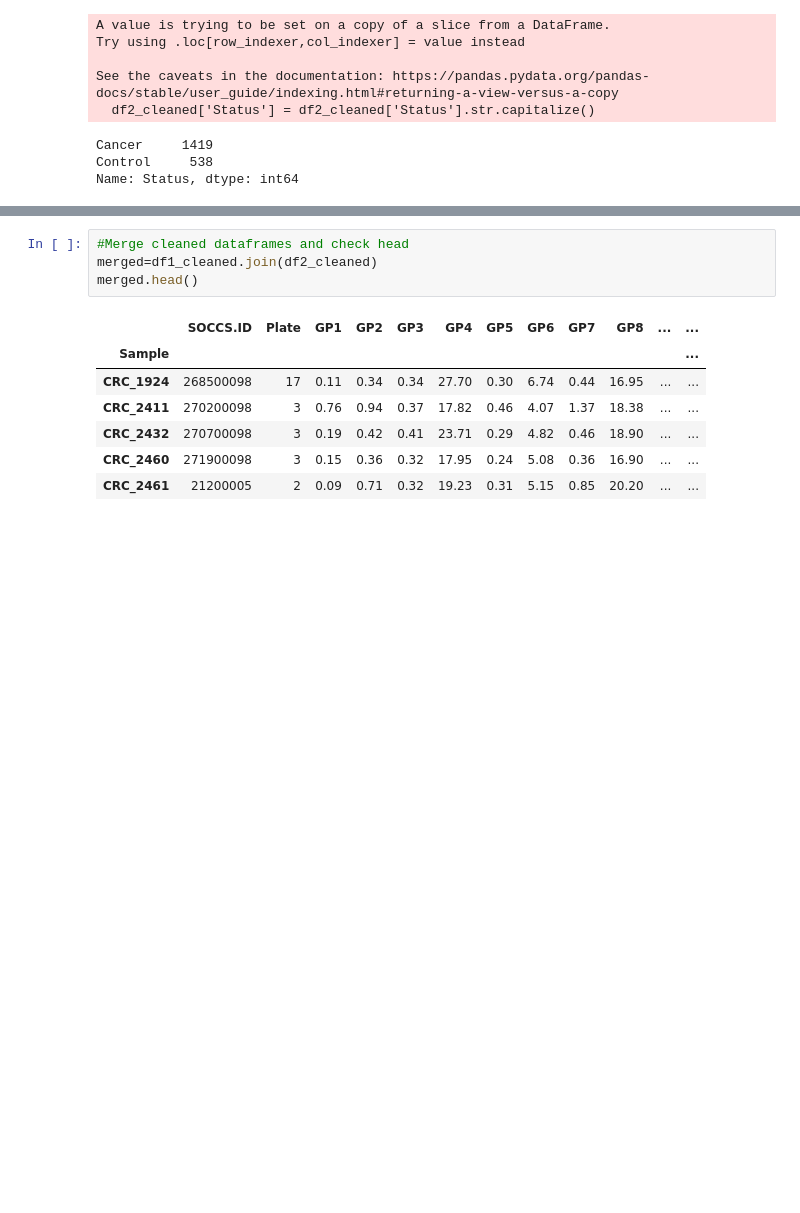
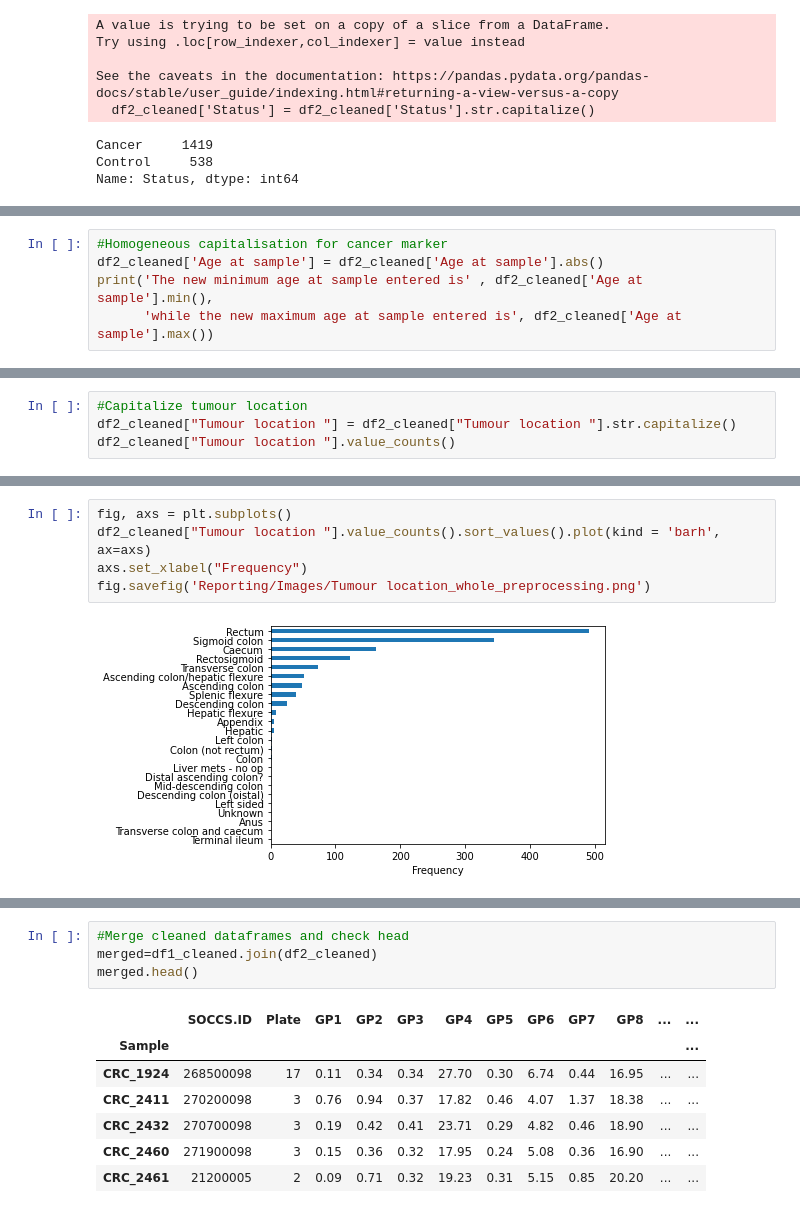
Before and after one commit to PK1617/va-patients-data, a Jupyter notebook: DataCleaner.ipynb, the cells around one changed output, grey strips where cells are left out. Saved outputs shown, nothing was run; the diff lists cells and outputs as text; blank space fills up the shorter version.

Commit message:
Updated  data cleaning processing and visualisation
Updated data cleaner file, which now also outputs  images of the graphs, and clears incorrect age entries.

```diff
--- a/DataCleaner.ipynb
+++ b/DataCleaner.ipynb
@@ -101,0 +112,5 @@ Name: Status, dtype: int64
+# %%
+#Homogeneous capitalisation for cancer marker
+df2_cleaned['Age at sample'] = df2_cleaned['Age at sample'].abs()
+print('The new minimum age at sample entered is' , df2_cleaned['Age at sample'].min(),
+      'while the new maximum age at sample entered is', df2_cleaned['Age at sample'].max())
@@ -109,0 +129,4 @@ Name: Status, dtype: int64
+# %%
+#Capitalize tumour location
+df2_cleaned["Tumour location "] = df2_cleaned["Tumour location "].str.capitalize()
+df2_cleaned["Tumour location "].value_counts()
@@ -109,0 +156,7 @@ Name: Status, dtype: int64
+# %%
+fig, axs = plt.subplots()
+df2_cleaned["Tumour location "].value_counts().sort_values().plot(kind = 'barh', ax=axs)
+axs.set_xlabel("Frequency")
+fig.savefig('Reporting/Images/Tumour location_whole_preprocessing.png')
+# %% [output]
+[figure, added]
```
Also changed, not shown: parts of 28 cells of this notebook, 7 other files.
